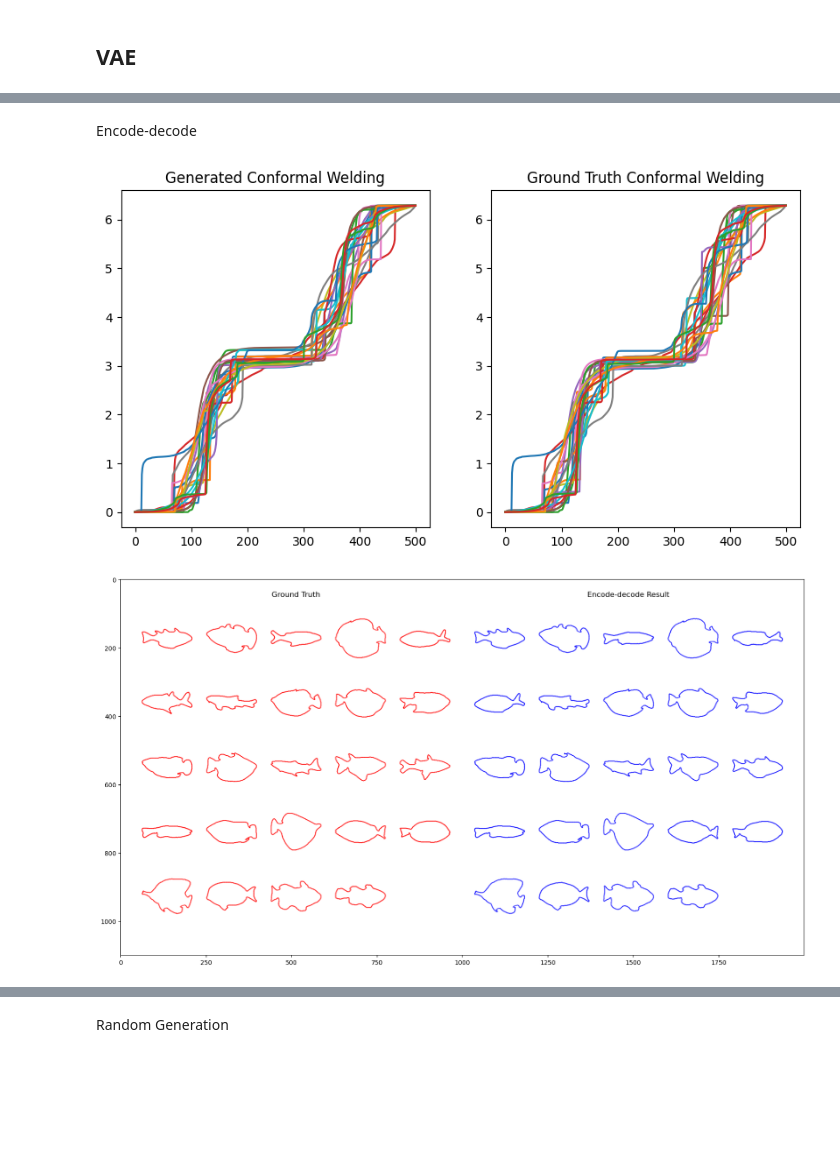
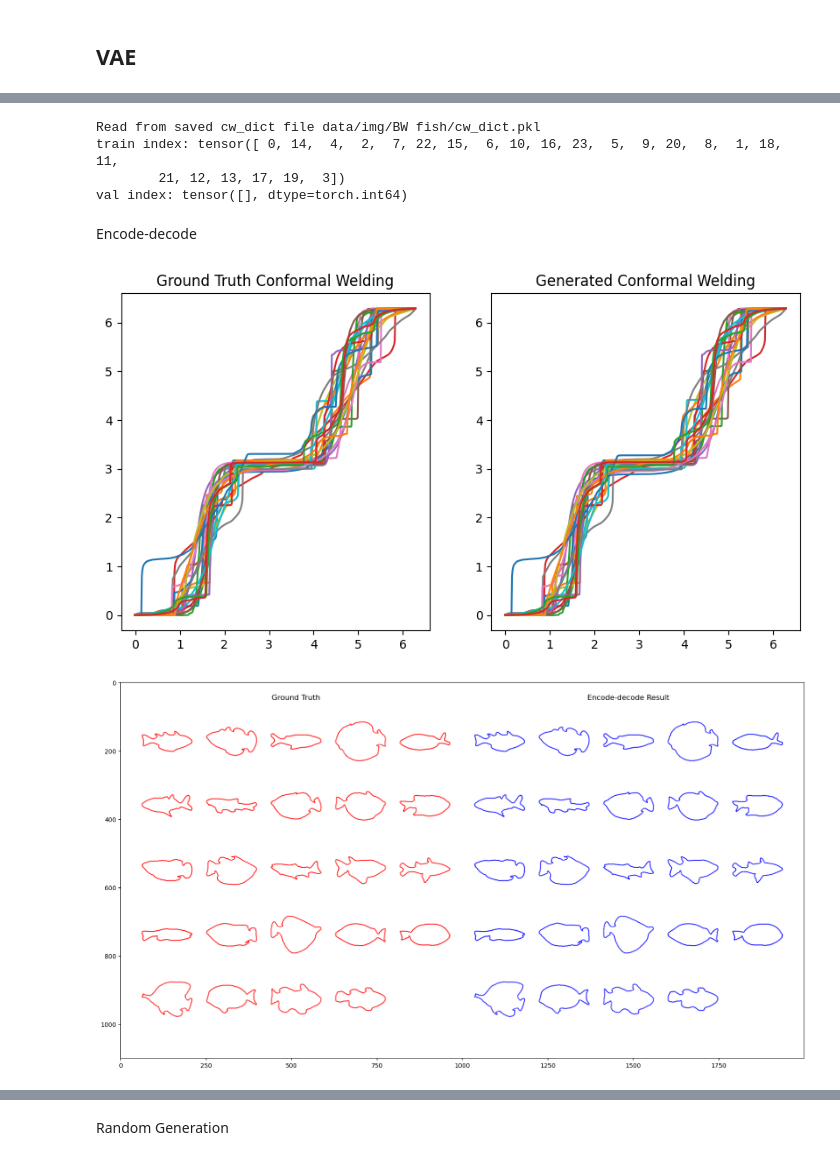
Before and after one commit to ChanceAroundYou/shape_prior_generation, a Jupyter notebook: VAE.ipynb, the cells around one changed output, grey strips where cells are left out. Saved outputs shown, nothing was run; the diff lists cells and outputs as text; code cells hidden in the pictures; blank space fills up the shorter version.

```diff
--- a/VAE.ipynb
+++ b/VAE.ipynb
@@ -162,45 +31,84 @@ Epoch 4900/5000 | loss: 115.8851, recon_loss: 25.0305, kl_loss: 89.7443, true_lo
+# %%
+from train import train_vae
+
+input_np, loaded_datas = load_from_dir(IMAGE_DIR, 500, 500, 25, read_from_file=True)
+input_tensor = torch.tensor(input_np).to(dtype=torch.float64)
+
+## Init model
+model = ResVAE(
+    input_dim=INPUT_DIM,
+    hidden_dim=H_DIM,
+    hidden_layers=H_LAYERS,
+    latent_dim=Z_DIM,
+    device=DEVICE,
+)
+
+model, _ = train_vae(
+    model=model,
+    input_tensor=input_tensor,
+    input_dim=INPUT_DIM,
+    batch_size=BATCH_SIZE,
+    num_epochs=NUM_EPOCHS,
+    learning_rate=LR_RATE,
+    kl_rate=KL_RATE,
+    device=DEVICE,
+    tb_path=TB_PATH,
+    tb_comment=TB_COMMENT,
+    seed=SEED,
+    dtype=torch.float64,
+    train_ratio=1.0,
+    val_interval=100,
+    skip_train=True,
+    model_load_path=MODEL_LOAD_PATH
+)
+# %% [output]
+Read from saved cw_dict file data/img/BW fish/cw_dict.pkl
+train index: tensor([ 0, 14,  4,  2,  7, 22, 15,  6, 10, 16, 23,  5,  9, 20,  8,  1, 18, 11,
+        21, 12, 13, 17, 19,  3])
+val index: tensor([], dtype=torch.int64)
 # %% [markdown]
 Encode-decode
 # %%
-n = cw_tensor.shape[0]
+n = input_tensor.shape[0]
 generated_cw, _, _ = model(
-    cw_tensor.to(DEVICE, dtype=torch.float64).view(n, INPUT_DIM)
+    input_tensor.to(DEVICE, dtype=torch.float64).view(n, INPUT_DIM),
+    0
 )
 generated_cw = generated_cw.cpu().detach()
 generated_cw = model.reconstruct(generated_cw).numpy()
 generated_contour = reconstruct_contour(generated_cw)
 
-ground_truth_cw = reconstruct_cw(model, cw_tensor)
+ground_truth_cw = reconstruct_cw(model, input_tensor)
 ground_truth_contour = reconstruct_contour(ground_truth_cw)
 
 visualize_cw_comparison(generated_cw, ground_truth_cw)
 
 generated_images = [
     contour_to_scatter(contour, color='b', figsize=(2,2)) for contour in generated_contour
 ]
 ground_truth_images = [
     contour_to_scatter(contour, color='r', figsize=(2,2)) for contour in ground_truth_contour
 ]
 ground_truth_grid = make_grid(ground_truth_images, rows=5, title="Ground Truth", figsize=(10,11))
 generated_grid = make_grid(generated_images, rows=5, title="Encode-decode Result", figsize=(10,11))
 combined_grid = make_grid([ground_truth_grid, generated_grid], rows=1, figsize=(20,11))
 plt.figure(figsize=(20, 11))
 plt.imshow(combined_grid)
 
 generated_images = [
     contour_to_binary(contour, rate=0.65) for contour in generated_contour
 ]
 ground_truth_images = [
     contour_to_binary(contour, rate=0.65) for contour in ground_truth_contour
 ]
 ground_truth_grid = make_grid(ground_truth_images, rows=5, title="Ground Truth", figsize=(10, 11))
 generated_grid = make_grid(generated_images, rows=5, title="Encode-decode Result", figsize=(10, 11))
 combined_grid = make_grid([ground_truth_grid, generated_grid], rows=1, figsize=(20, 11))
 plt.figure(figsize=(20, 11))
 plt.imshow(combined_grid)
 plt.show()
 # %% [output]
-[figure, old version]
+[figure, new version]
 [figure]
 [figure]
 # %% [markdown]
```
Also changed, not shown: parts of 10 cells of this notebook, 7 other files.
